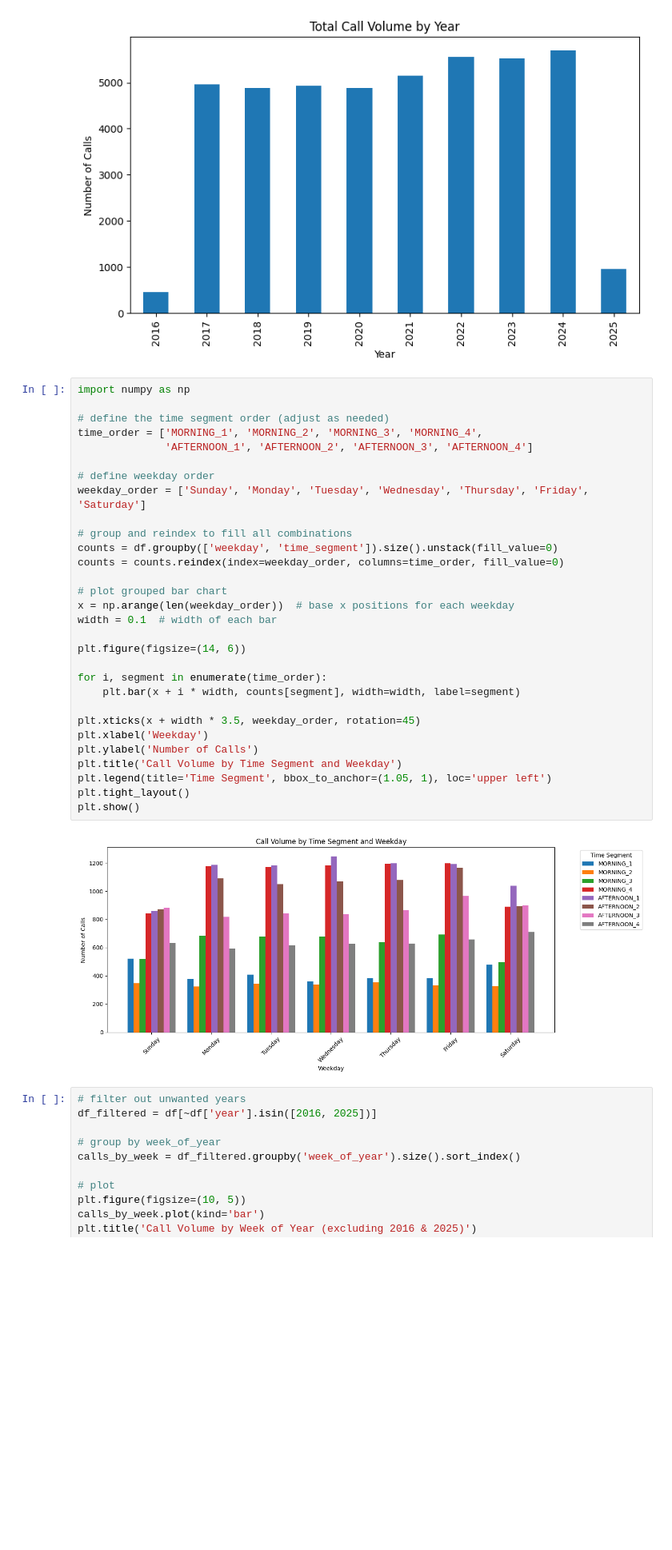
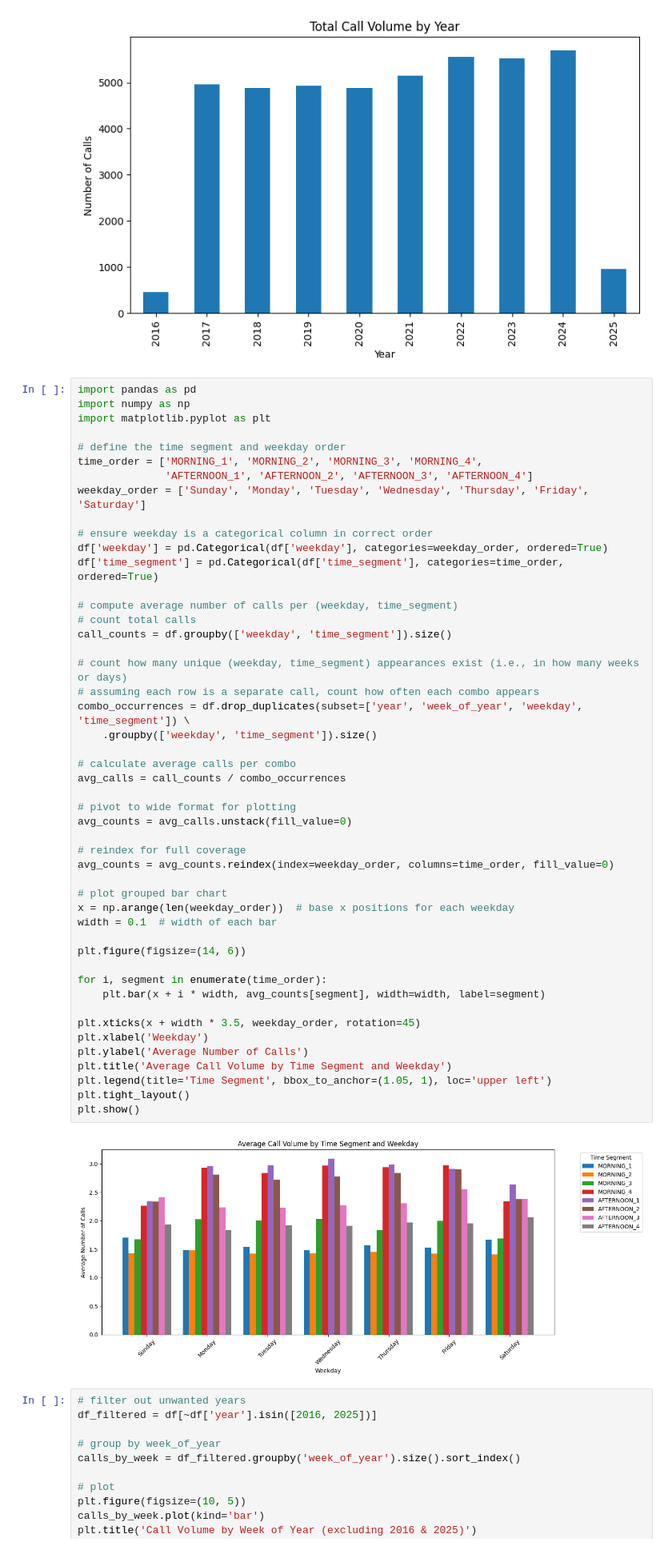
Before and after one commit to baywigg/ML4VA, a Jupyter notebook: visualizing/plotting_trends.ipynb, the cells around one changed output. Shown: that part at 80% size. Drawn from its saved outputs; the diff is of its cells as text; blank space fills up the shorter version.

```diff
--- a/visualizing/plotting_trends.ipynb
+++ b/visualizing/plotting_trends.ipynb
@@ -19,37 +19,55 @@ plt.show()
 # %% [output]
 [figure]
 # %%
+import pandas as pd
 import numpy as np
+import matplotlib.pyplot as plt
 
-# define the time segment order (adjust as needed)
+# define the time segment and weekday order
 time_order = ['MORNING_1', 'MORNING_2', 'MORNING_3', 'MORNING_4',
               'AFTERNOON_1', 'AFTERNOON_2', 'AFTERNOON_3', 'AFTERNOON_4']
-
-# define weekday order
 weekday_order = ['Sunday', 'Monday', 'Tuesday', 'Wednesday', 'Thursday', 'Friday', 'Saturday']
 
-# group and reindex to fill all combinations
-counts = df.groupby(['weekday', 'time_segment']).size().unstack(fill_value=0)
-counts = counts.reindex(index=weekday_order, columns=time_order, fill_value=0)
+# ensure weekday is a categorical column in correct order
+df['weekday'] = pd.Categorical(df['weekday'], categories=weekday_order, ordered=True)
+df['time_segment'] = pd.Categorical(df['time_segment'], categories=time_order, ordered=True)
+
+# compute average number of calls per (weekday, time_segment)
+# count total calls
+call_counts = df.groupby(['weekday', 'time_segment']).size()
+
+# count how many unique (weekday, time_segment) appearances exist (i.e., in how many weeks or days)
+# assuming each row is a separate call, count how often each combo appears
+combo_occurrences = df.drop_duplicates(subset=['year', 'week_of_year', 'weekday', 'time_segment']) \
+    .groupby(['weekday', 'time_segment']).size()
+
+# calculate average calls per combo
+avg_calls = call_counts / combo_occurrences
+
+# pivot to wide format for plotting
+avg_counts = avg_calls.unstack(fill_value=0)
+
+# reindex for full coverage
+avg_counts = avg_counts.reindex(index=weekday_order, columns=time_order, fill_value=0)
 
 # plot grouped bar chart
 x = np.arange(len(weekday_order))  # base x positions for each weekday
 width = 0.1  # width of each bar
 
 plt.figure(figsize=(14, 6))
 
 for i, segment in enumerate(time_order):
-    plt.bar(x + i * width, counts[segment], width=width, label=segment)
+    plt.bar(x + i * width, avg_counts[segment], width=width, label=segment)
 
 plt.xticks(x + width * 3.5, weekday_order, rotation=45)
 plt.xlabel('Weekday')
-plt.ylabel('Number of Calls')
-plt.title('Call Volume by Time Segment and Weekday')
+plt.ylabel('Average Number of Calls')
+plt.title('Average Call Volume by Time Segment and Weekday')
 plt.legend(title='Time Segment', bbox_to_anchor=(1.05, 1), loc='upper left')
 plt.tight_layout()
 plt.show()
 # %% [output]
-[figure, old version]
+[figure, new version]
 # %%
 # filter out unwanted years
 df_filtered = df[~df['year'].isin([2016, 2025])]
```
Also changed, not shown: parts of 1 cell of this notebook, 1 other file.
